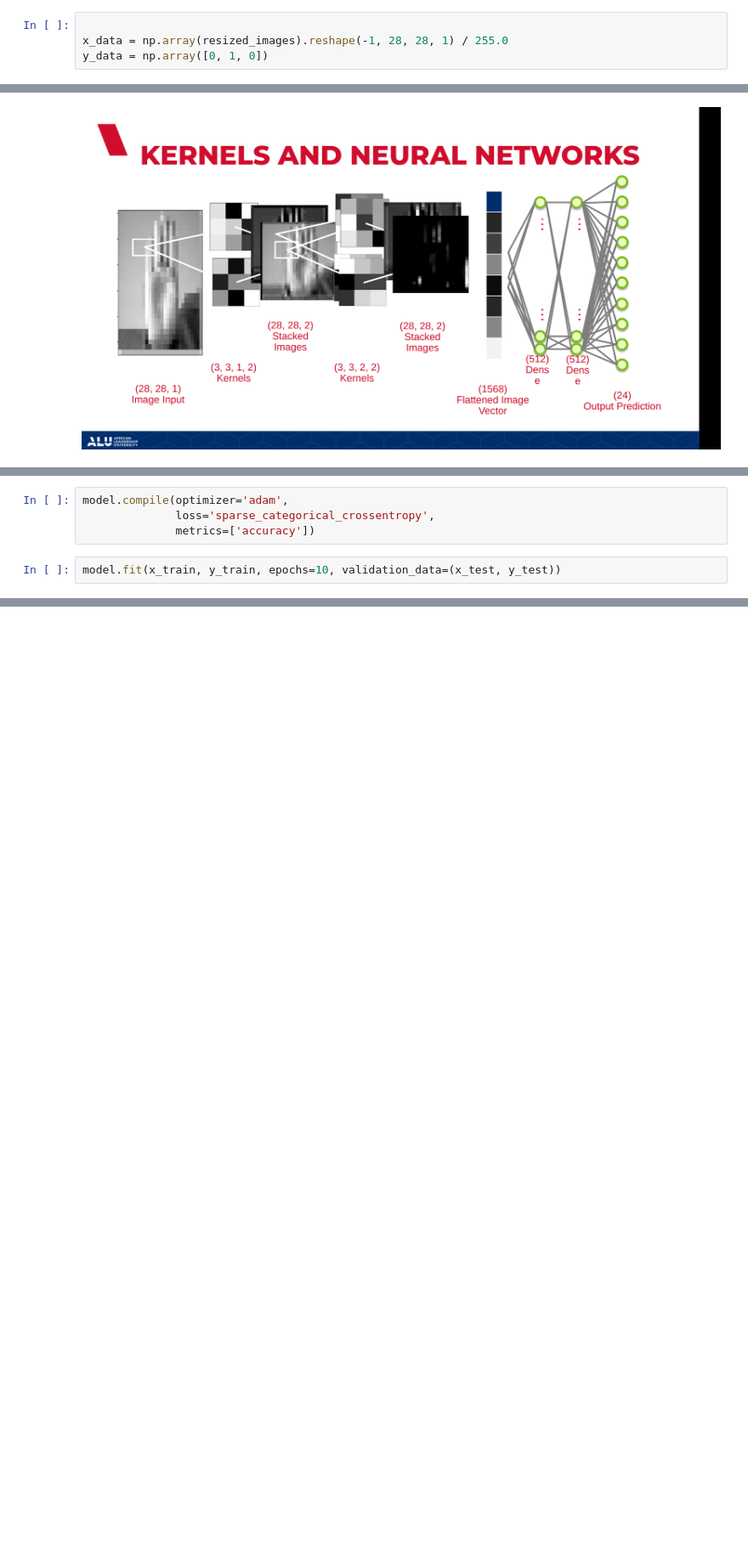
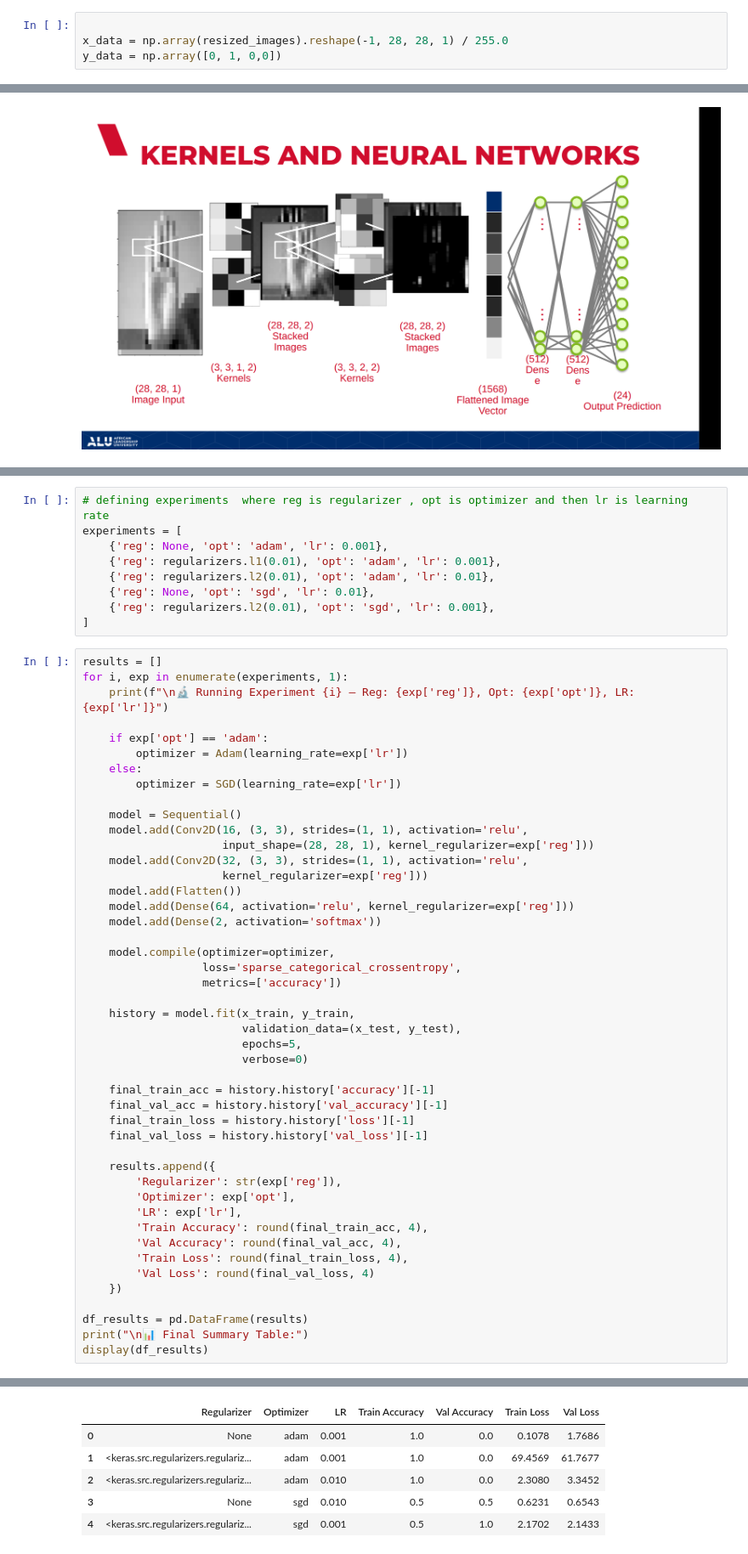
Before and after one commit to pimanzi/Inclass_Activity_CNN, a Jupyter notebook: Breakout_room1_CNN_inclass_activity.ipynb, the cells around one changed output, grey strips where cells are left out. Shown at 85% size. Drawn from its saved outputs; the diff is of its cells as text; blank space fills up the shorter version.

```diff
--- a/Breakout_room1_CNN_inclass_activity.ipynb
+++ b/Breakout_room1_CNN_inclass_activity.ipynb
@@ -32,7 +37,7 @@ resized_images = [
 # %%
 
 x_data = np.array(resized_images).reshape(-1, 28, 28, 1) / 255.0
-y_data = np.array([0, 1, 0])
+y_data = np.array([0, 1, 0,0])
 # %%
 x_train, x_test = x_data[:2], x_data[2:]
 y_train, y_test = y_data[:2], y_data[2:]
@@ -71,6 +45,0 @@ Model: "sequential_1"
-# %%
-model.compile(optimizer='adam',
-              loss='sparse_categorical_crossentropy',
-              metrics=['accuracy'])
-# %%
-model.fit(x_train, y_train, epochs=10, validation_data=(x_test, y_test))
@@ -98,0 +46,56 @@ Epoch 10/10
+# %%
+# defining experiments  where reg is regularizer , opt is optimizer and then lr is learning rate
+experiments = [
+    {'reg': None, 'opt': 'adam', 'lr': 0.001},
+    {'reg': regularizers.l1(0.01), 'opt': 'adam', 'lr': 0.001},
+    {'reg': regularizers.l2(0.01), 'opt': 'adam', 'lr': 0.01},
+    {'reg': None, 'opt': 'sgd', 'lr': 0.01},
+    {'reg': regularizers.l2(0.01), 'opt': 'sgd', 'lr': 0.001},
+]
+# %%
+results = []
+for i, exp in enumerate(experiments, 1):
+    print(f"\n🔬 Running Experiment {i} — Reg: {exp['reg']}, Opt: {exp['opt']}, LR: {exp['lr']}")
+
+    if exp['opt'] == 'adam':
+        optimizer = Adam(learning_rate=exp['lr'])
+    else:
+        optimizer = SGD(learning_rate=exp['lr'])
+
+    model = Sequential()
+    model.add(Conv2D(16, (3, 3), strides=(1, 1), activation='relu',
+                     input_shape=(28, 28, 1), kernel_regularizer=exp['reg']))
+    model.add(Conv2D(32, (3, 3), strides=(1, 1), activation='relu',
+                     kernel_regularizer=exp['reg']))
+    model.add(Flatten())
+    model.add(Dense(64, activation='relu', kernel_regularizer=exp['reg']))
+    model.add(Dense(2, activation='softmax'))
+
+    model.compile(optimizer=optimizer,
+                  loss='sparse_categorical_crossentropy',
+                  metrics=['accuracy'])
+
+    history = model.fit(x_train, y_train,
+                        validation_data=(x_test, y_test),
+                        epochs=5,
+                        verbose=0)
+
+    final_train_acc = history.history['accuracy'][-1]
+    final_val_acc = history.history['val_accuracy'][-1]
+    final_train_loss = history.history['loss'][-1]
+    final_val_loss = history.history['val_loss'][-1]
+
+    results.append({
+        'Regularizer': str(exp['reg']),
+        'Optimizer': exp['opt'],
+        'LR': exp['lr'],
+        'Train Accuracy': round(final_train_acc, 4),
+        'Val Accuracy': round(final_val_acc, 4),
+        'Train Loss': round(final_train_loss, 4),
+        'Val Loss': round(final_val_loss, 4)
+    })
+
+df_results = pd.DataFrame(results)
+print("\n📊 Final Summary Table:")
+display(df_results)
+# %% [output]
@@ -98,0 +112,6 @@ Epoch 10/10
+|  | Regularizer | Optimizer | LR | Train Accuracy | Val Accuracy | Train Loss | Val Loss |
+| 0 | None | adam | 0.001 | 1.0 | 0.0 | 0.1078 | 1.7686 |
+| 1 | <keras.src.regularizers.regulariz... | adam | 0.001 | 1.0 | 0.0 | 69.4569 | 61.7677 |
+| 2 | <keras.src.regularizers.regulariz... | adam | 0.010 | 1.0 | 0.0 | 2.3080 | 3.3452 |
+| 3 | None | sgd | 0.010 | 0.5 | 0.5 | 0.6231 | 0.6543 |
+| 4 | <keras.src.regularizers.regulariz... | sgd | 0.001 | 0.5 | 1.0 | 2.1702 | 2.1433 |
```
Also changed, not shown: parts of 7 cells of this notebook.
